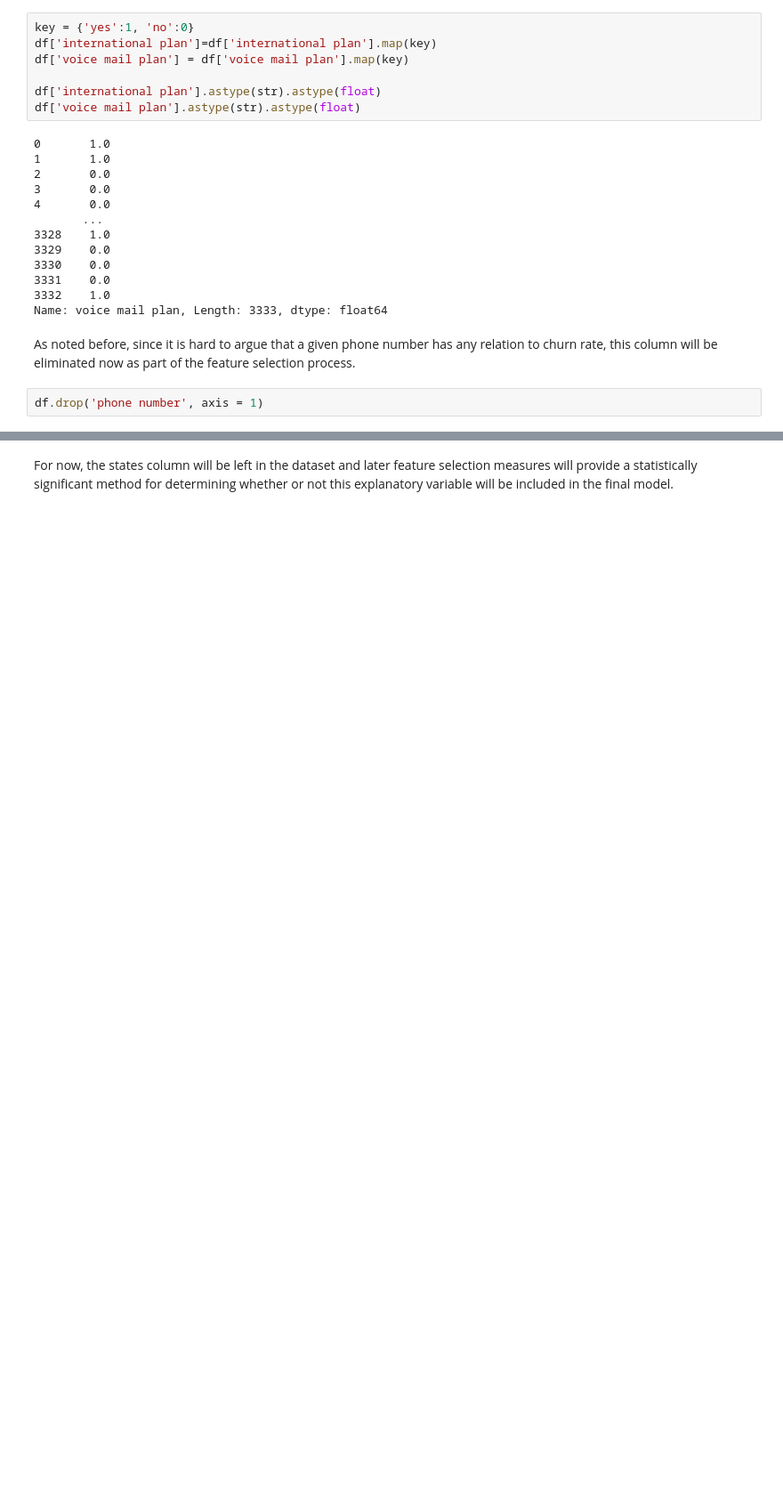
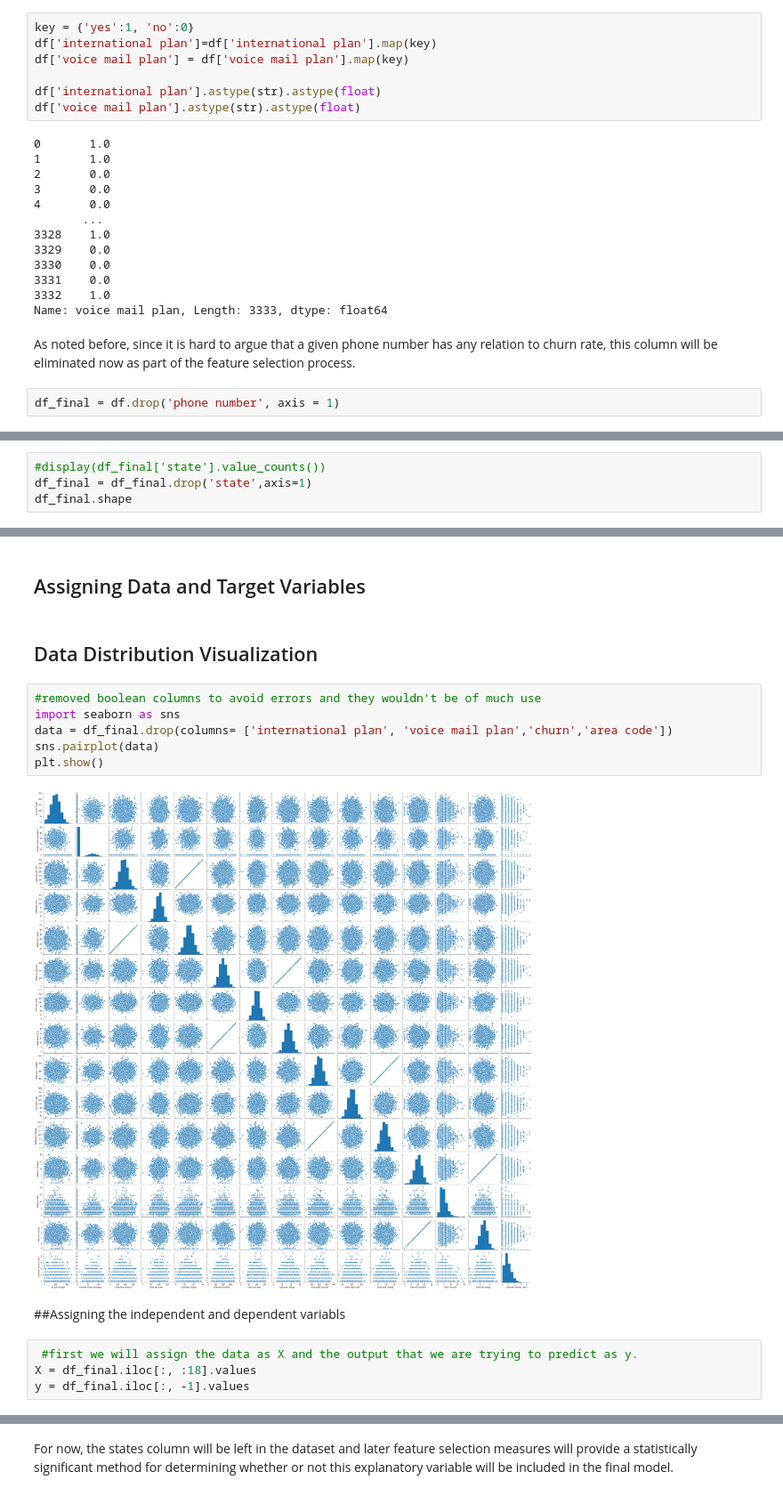
Before and after one commit to jdsmithwes/Telco-Data-Churn, a Jupyter notebook: Module3_project.ipynb, the cells around one changed output, grey strips where cells are left out. Shown at 89% size. Saved outputs shown, nothing was run; the diff lists cells and outputs as text; blank space fills up the shorter version.

```diff
--- a/Module3_project.ipynb
+++ b/Module3_project.ipynb
@@ -76,5 +81,5 @@ Name: voice mail plan, Length: 3333, dtype: float64
 # %% [markdown]
 As noted before, since it is hard to argue that a given phone number has any relation to churn rate, this column will be eliminated now as part of the feature selection process.
 # %%
-df.drop('phone number', axis = 1)
+df_final = df.drop('phone number', axis = 1)
 # %% [markdown]
@@ -104,0 +87,4 @@ Name: state, dtype: int64
+# %%
+#display(df_final['state'].value_counts())
+df_final = df_final.drop('state',axis=1)
+df_final.shape
@@ -104,0 +97,18 @@ Name: state, dtype: int64
+# %% [markdown]
+## Assigning Data and Target Variables
+# %% [markdown]
+## Data Distribution Visualization
+# %%
+#removed boolean columns to avoid errors and they wouldn't be of much use
+import seaborn as sns
+data = df_final.drop(columns= ['international plan', 'voice mail plan','churn','area code'])
+sns.pairplot(data)
+plt.show()
+# %% [output]
+[figure, added]
+# %% [markdown]
+##Assigning the independent and dependent variabls
+# %%
+ #first we will assign the data as X and the output that we are trying to predict as y.
+X = df_final.iloc[:, :18].values
+y = df_final.iloc[:, -1].values
```
Also changed, not shown: parts of 14 cells of this notebook.
